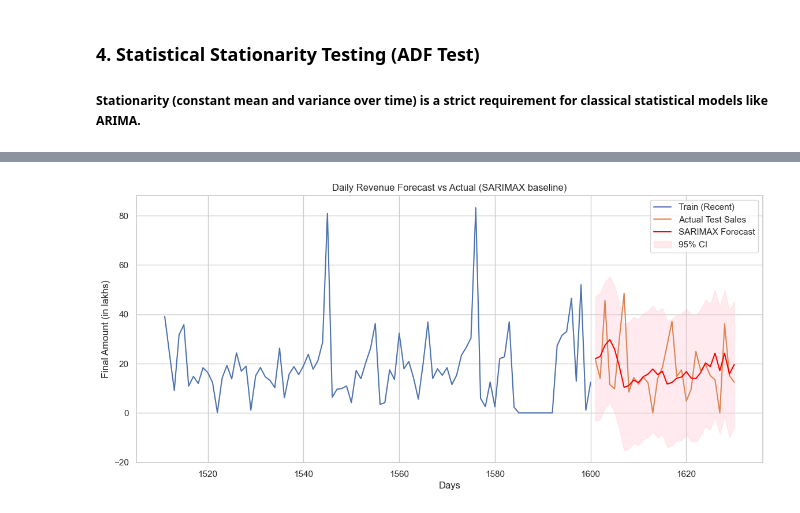
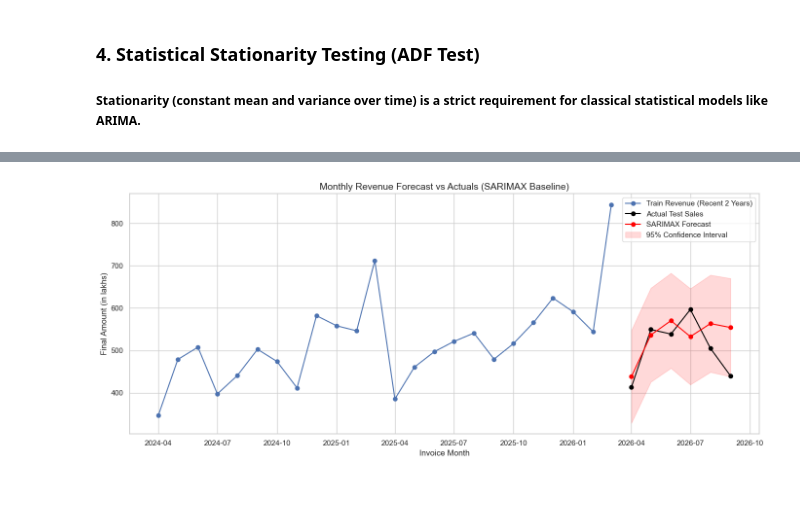
Before and after one commit to mkp-data-analyst/P2_SALES_FORECASTING, a Jupyter notebook: REPORT_2.ipynb, the cells around one changed output, grey strips where cells are left out. Drawn from its saved outputs; the diff is of its cells as text; code cells hidden in the pictures.

Commit message:
SAIRMAX Model Updates
Model updated and validated.  Next need to train the LightGBM model.

```diff
--- a/REPORT_2.ipynb
+++ b/REPORT_2.ipynb
@@ -59,10 +209,22 @@ Index(['TM Fiscal Year', 'BU', 'Region', 'State', 'Retailer District', 'City',
 Date_Col = 'Invoice Date'
 Target_Col = 'Final Amount (in lakhs)'
 
-slcv_mhcv['Invoice Date'] = pd.to_datetime(slcv_mhcv['Invoice Date'], errors='coerce')
+# Convert Invoice Date to datetime
+slcv_mhcv[Date_Col] = pd.to_datetime(slcv_mhcv[Date_Col], errors='coerce')
 
-invalid_date = slcv_mhcv[slcv_mhcv['Invoice Date'].isna()]
-print(f"Invalid Date Counts: {len(invalid_date)}")
+# Check for invalid dates
+invalid_dates = slcv_mhcv[slcv_mhcv[Date_Col].isna()]
+invalid_count = len(invalid_dates)
 
-print(f"#N/A Invoice Date : {slcv_mhcv['Invoice Date'].isna().sum()}")
+print(f"Invalid Date Count (NaT): {invalid_count:,}")
+
+# Drop rows with invalid dates if present to ensure uninterrupted time-series processing
+if invalid_count > 0:
+    slcv_mhcv = slcv_mhcv.dropna(subset=[Date_Col]).copy()
+    print(f"Dropped {invalid_count:,} rows with missing dates.")
+
+# Output dataset time horizon
+min_date = slcv_mhcv[Date_Col].min().strftime('%Y-%m-%d')
+max_date = slcv_mhcv[Date_Col].max().strftime('%Y-%m-%d')
+print(f"Date Horizon: {min_date} to {max_date}")
 # %% [output]
@@ -279,61 +405,63 @@ plt.show()
 # %%
-import matplotlib.pyplot as plt
-import pandas as pd
-from statsmodels.tsa.statespace.sarimax import SARIMAX
+# 1. Time-Based Train/Test Split (Hold out last 6 months for testing)
+TEST_MONTHS = 6
 
-# -------------------------------------------------------------------------
-# Step 1: Time-Based Train / Test Split (e.g., Last 30 days for testing)
-# -------------------------------------------------------------------------
-TEST_DAYS = 30
-train = df_daily.iloc[:-TEST_DAYS]
-test = df_daily.iloc[-TEST_DAYS:]
+ts_data = Invoice_Month_Aggregate.set_index('Invoice Date')[Target_Col].asfreq('MS')
 
-# -------------------------------------------------------------------------
-# Step 2: Build & Fit SARIMAX Model
-# -------------------------------------------------------------------------
-# Order: (p=1, d=0, q=1), Seasonal Order: (P=1, D=0, Q=1, s=30)
+train = ts_data.iloc[:-TEST_MONTHS]
+test = ts_data.iloc[-TEST_MONTHS:]
+
+# 2. Fit SARIMAX Model on Monthly Data
+# Order: (p=1, d=1, q=1), Seasonal Order: (P=1, D=1, Q=1, s=12)
 model = SARIMAX(
-    train[Target_Col],
-    order=(1, 0, 1),
-    seasonal_order=(1, 0, 1, 30),
+    train,
+    order=(1, 1, 1),
+    seasonal_order=(1, 1, 1, 12),
     enforce_stationarity=False,
-    enforce_invertibility=False,
+    enforce_invertibility=False
 )
 
 results = model.fit(disp=False)
 print(results.summary())
 
-# -------------------------------------------------------------------------
-# Step 3: Out-of-Sample Forecast & Evaluation Plot
-# -------------------------------------------------------------------------
-forecast = results.get_forecast(steps=TEST_DAYS)
+# 3. Out-of-Sample Forecasting
+forecast = results.get_forecast(steps=TEST_MONTHS)
 forecast_df = forecast.conf_int()
 forecast_df['predictions'] = forecast.predicted_mean
 
+# Calculate Validation Metrics
+y_true = test.values
+y_pred = forecast_df['predictions'].values
+
+rmse = np.sqrt(mean_squared_error(y_true, y_pred))
+mae = mean_absolute_error(y_true, y_pred)
+mape = mean_absolute_percentage_error(y_true, y_pred)
+
+print("\n=== SARIMAX Validation Metrics (Last 6 Months) ===")
+print(f"RMSE: {rmse:,.2f}")
+print(f"MAE : {mae:,.2f}")
+print(f"MAPE: {mape:.2%}")
+
+# 4. Visualization
 plt.figure(figsize=(14, 6))
-plt.plot(
-    train.index[-90:], train[Target_Col].values[-90:], label='Train (Recent)'
-)
-plt.plot(test.index, test[Target_Col].values, label='Actual Test Sales')
-plt.plot(
-    test.index,
-    forecast_df['predictions'].values,
-    color='red',
-    label='SARIMAX Forecast',
-)
+plt.plot(train.index[-24:], train.values[-24:], label='Train Revenue (Recent 2 Years)', marker='o')
+plt.plot(test.index, test.values, label='Actual Test Sales', marker='o', color='black')
+plt.plot(test.index, forecast_df['predictions'], label='SARIMAX Forecast', marker='o', color='red')
+
 plt.fill_between(
     test.index,
-    forecast_df.iloc[:, 0].values,
-    forecast_df.iloc[:, 1].values,
-    color='pink',
-    alpha=0.3,
-    label='95% CI',
+    forecast_df.iloc[:, 0],
+    forecast_df.iloc[:, 1],
+    color='red',
+    alpha=0.15,
+    label='95% Confidence Interval'
 )
 
-plt.title('Daily Revenue Forecast vs Actual (SARIMAX baseline)')
-plt.xlabel('Days')
+plt.title('Monthly Revenue Forecast vs Actuals (SARIMAX Baseline)', fontsize=14)
+plt.xlabel('Invoice Month')
 plt.ylabel('Final Amount (in lakhs)')
 plt.legend()
+plt.tight_layout()
 plt.show()
 # %% [output]
                                      SARIMAX Results
@@ -356,2 +484,2 @@ Warnings:
-[figure, old version]
+[figure, new version]
 # %%
```
Also changed, not shown: parts of 25 cells of this notebook.
